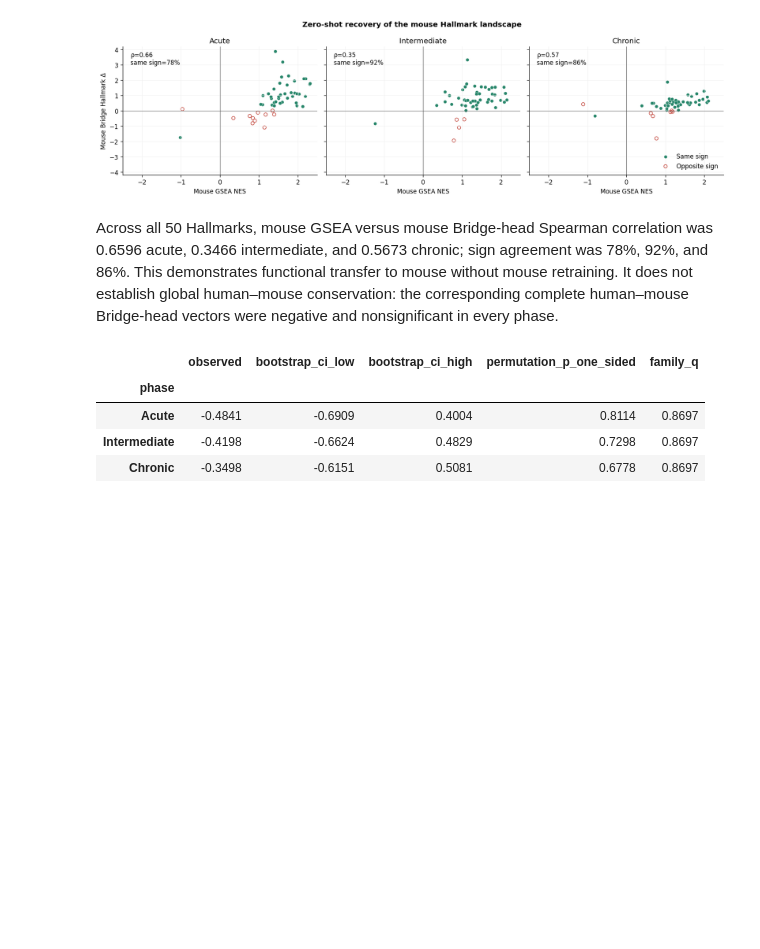
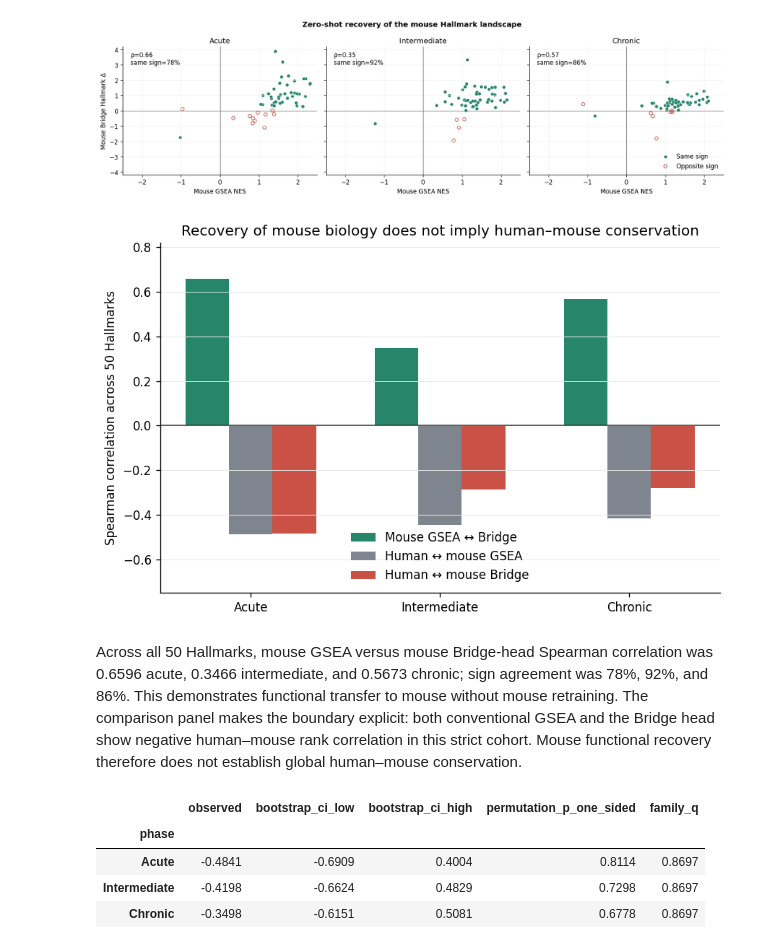
Before and after one commit to alwalt/bridge-rna, a Jupyter notebook: notebooks/cross_species_mtle/cross_species_mtle.ipynb, the cells around one changed output. Cells and saved outputs as stored; diff of their text form; code cells hidden in the pictures; blank space fills up the shorter version.

Commit message:
Add Hallmark recovery comparison to MTLE notebook

```diff
--- a/notebooks/cross_species_mtle/cross_species_mtle.ipynb
+++ b/notebooks/cross_species_mtle/cross_species_mtle.ipynb
@@ -132,8 +132,28 @@ plt.show()
 | Intermediate | 0.3759 | 0.3466 | 0.92 |
 | Chronic | 0.4066 | 0.5673 | 0.86 |
 [figure]
+# %%
+comparisons = ['Mouse GSEA ↔ Bridge', 'Human ↔ mouse GSEA', 'Human ↔ mouse Bridge']
+colors = ['#27866a', '#7f858e', '#ca5145']
+x = np.arange(3); width = 0.23
+fig, ax = plt.subplots(figsize=(7.4, 4.8))
+for i, (comparison, color) in enumerate(zip(comparisons, colors)):
+    q = metrics.query('comparison == @comparison').set_index('phase').loc[order]
+    ax.bar(x + (i-1)*width, q['spearman'], width, color=color, label=comparison)
+ax.axhline(0, color='#333333', lw=.9)
+ax.set(xticks=x, xticklabels=order, ylim=(-.75,.82),
+       ylabel='Spearman correlation across 50 Hallmarks',
+       title='Recovery of mouse biology does not imply human–mouse conservation')
+ax.grid(axis='y', color='#e8e8e8', lw=.6)
+ax.legend(frameon=False, loc='lower center')
+fig.tight_layout()
+fig.savefig(FIGURES / 'hallmark_recovery_vs_conservation.png', dpi=300)
+fig.savefig(FIGURES / 'hallmark_recovery_vs_conservation.pdf')
+plt.show()
+# %% [output]
+[figure, added]
 # %% [markdown]
-Across all 50 Hallmarks, mouse GSEA versus mouse Bridge-head Spearman correlation was 0.6596 acute, 0.3466 intermediate, and 0.5673 chronic; sign agreement was 78%, 92%, and 86%. This demonstrates functional transfer to mouse without mouse retraining. It does not establish global human–mouse conservation: the corresponding complete human–mouse Bridge-head vectors were negative and nonsignificant in every phase.
+Across all 50 Hallmarks, mouse GSEA versus mouse Bridge-head Spearman correlation was 0.6596 acute, 0.3466 intermediate, and 0.5673 chronic; sign agreement was 78%, 92%, and 86%. This demonstrates functional transfer to mouse without mouse retraining. The comparison panel makes the boundary explicit: both conventional GSEA and the Bridge head show negative human–mouse rank correlation in this strict cohort. Mouse functional recovery therefore does not establish global human–mouse conservation.
 # %%
 strict_head = pd.read_csv(CACHE / 'strict_hallmark_correspondence.csv')
 head_cos = strict_head.query("statistic == 'cosine'").set_index('phase').loc[order]
```
Also changed, not shown: 3 other files.
